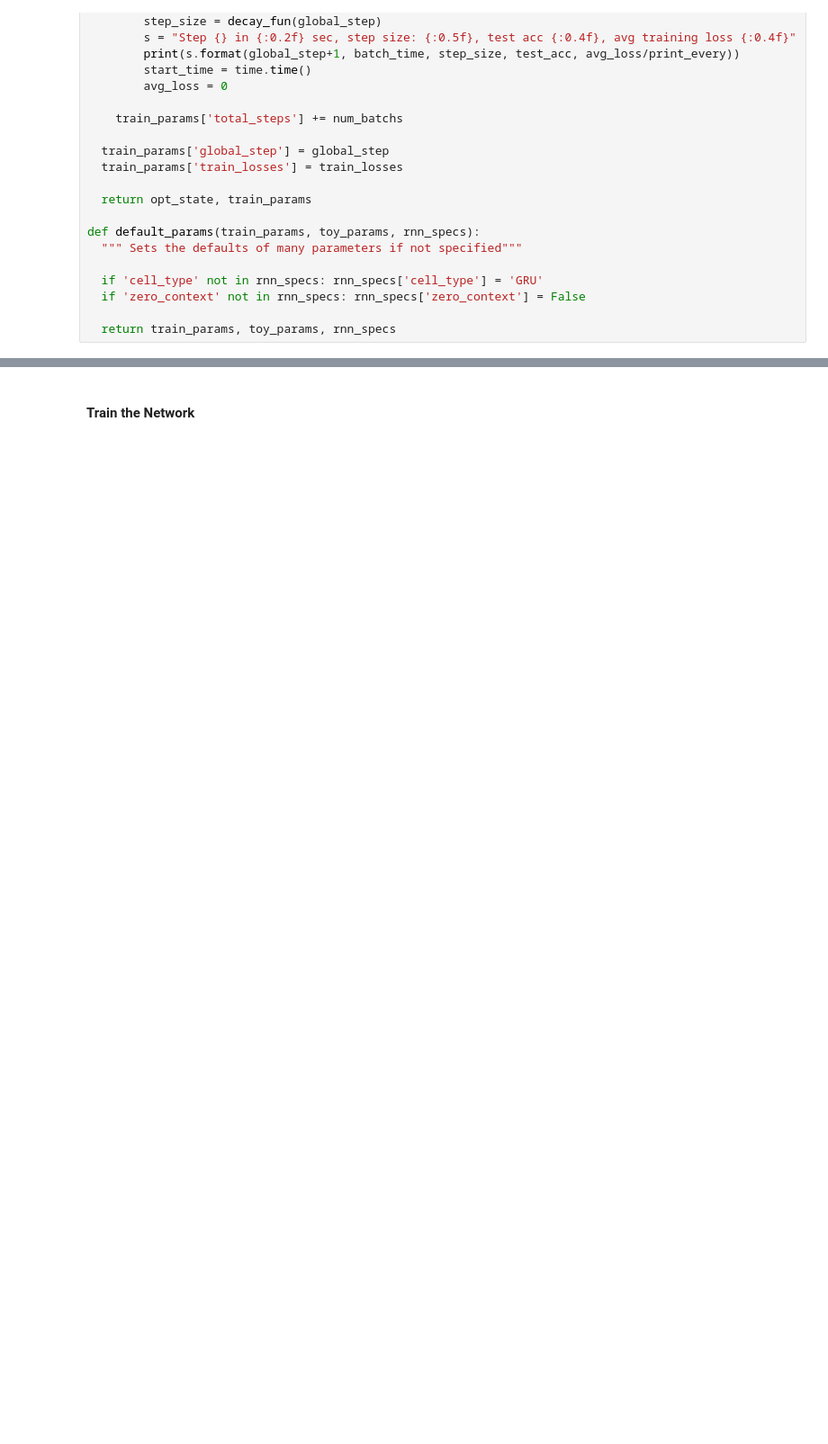
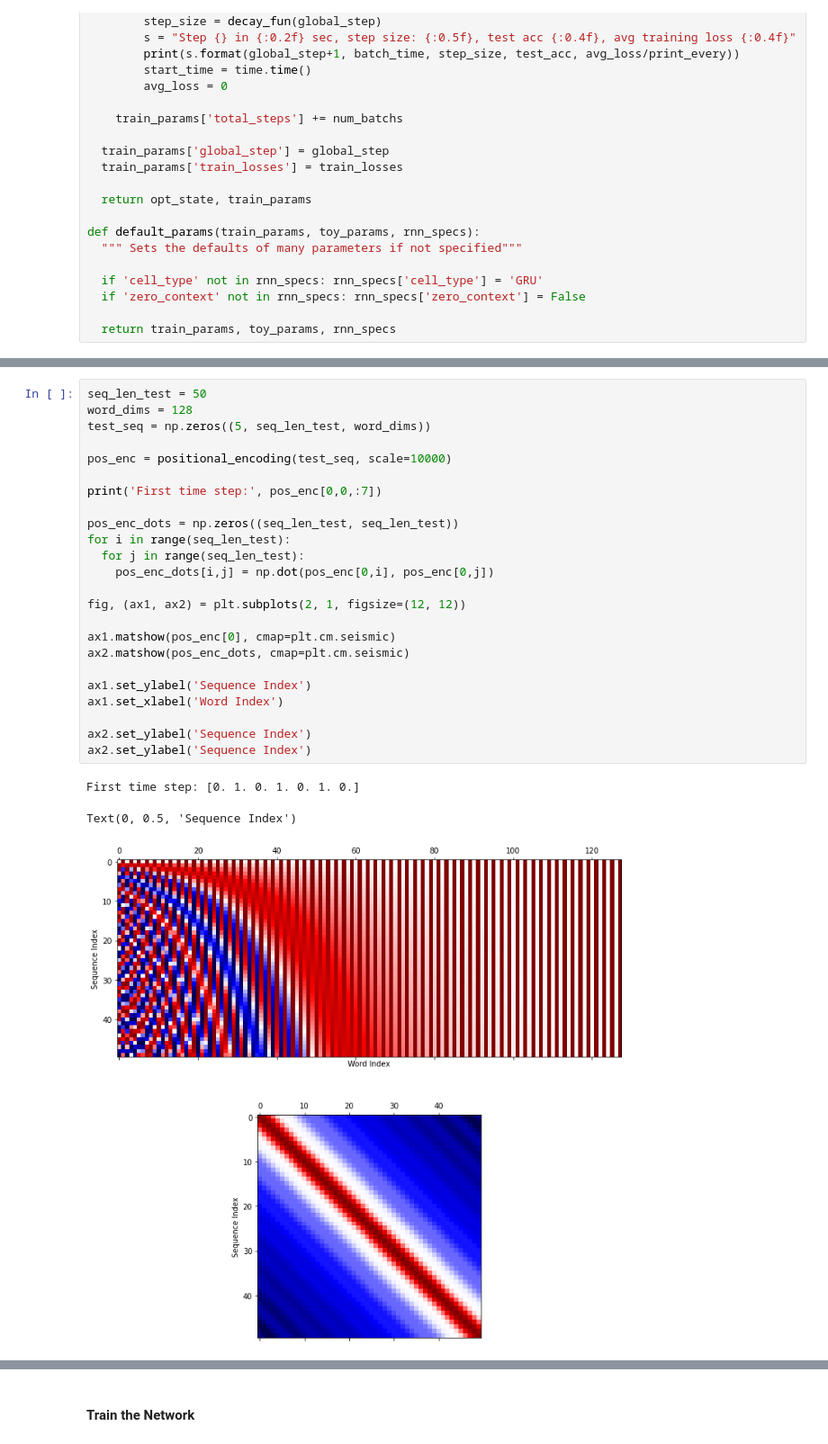
Before and after one commit to kaitken17/understand_nlp, a Jupyter notebook: sythetic_analysis_seq2seq.ipynb, the cells around one changed output, grey strips where cells are left out. Shown at 90% size. Drawn from its saved outputs; the diff is of its cells as text; blank space fills up the shorter version.

```diff
--- a/sythetic_analysis_seq2seq.ipynb
+++ b/sythetic_analysis_seq2seq.ipynb
@@ -1074 +1126,29 @@ if run_tests:
+# %%
+seq_len_test = 50
+word_dims = 128
+test_seq = np.zeros((5, seq_len_test, word_dims))
+
+pos_enc = positional_encoding(test_seq, scale=10000)
+
+print('First time step:', pos_enc[0,0,:7])
+
+pos_enc_dots = np.zeros((seq_len_test, seq_len_test))
+for i in range(seq_len_test):
+  for j in range(seq_len_test):
+    pos_enc_dots[i,j] = np.dot(pos_enc[0,i], pos_enc[0,j])
+
+fig, (ax1, ax2) = plt.subplots(2, 1, figsize=(12, 12))
+
+ax1.matshow(pos_enc[0], cmap=plt.cm.seismic)
+ax2.matshow(pos_enc_dots, cmap=plt.cm.seismic)
+
+ax1.set_ylabel('Sequence Index')
+ax1.set_xlabel('Word Index')
+
+ax2.set_ylabel('Sequence Index')
+ax2.set_ylabel('Sequence Index')
+# %% [output]
+First time step: [0. 1. 0. 1. 0. 1. 0.]
+Text(0, 0.5, 'Sequence Index')
+[figure, added]
 # %%
```
Also changed, not shown: parts of 16 cells of this notebook.
